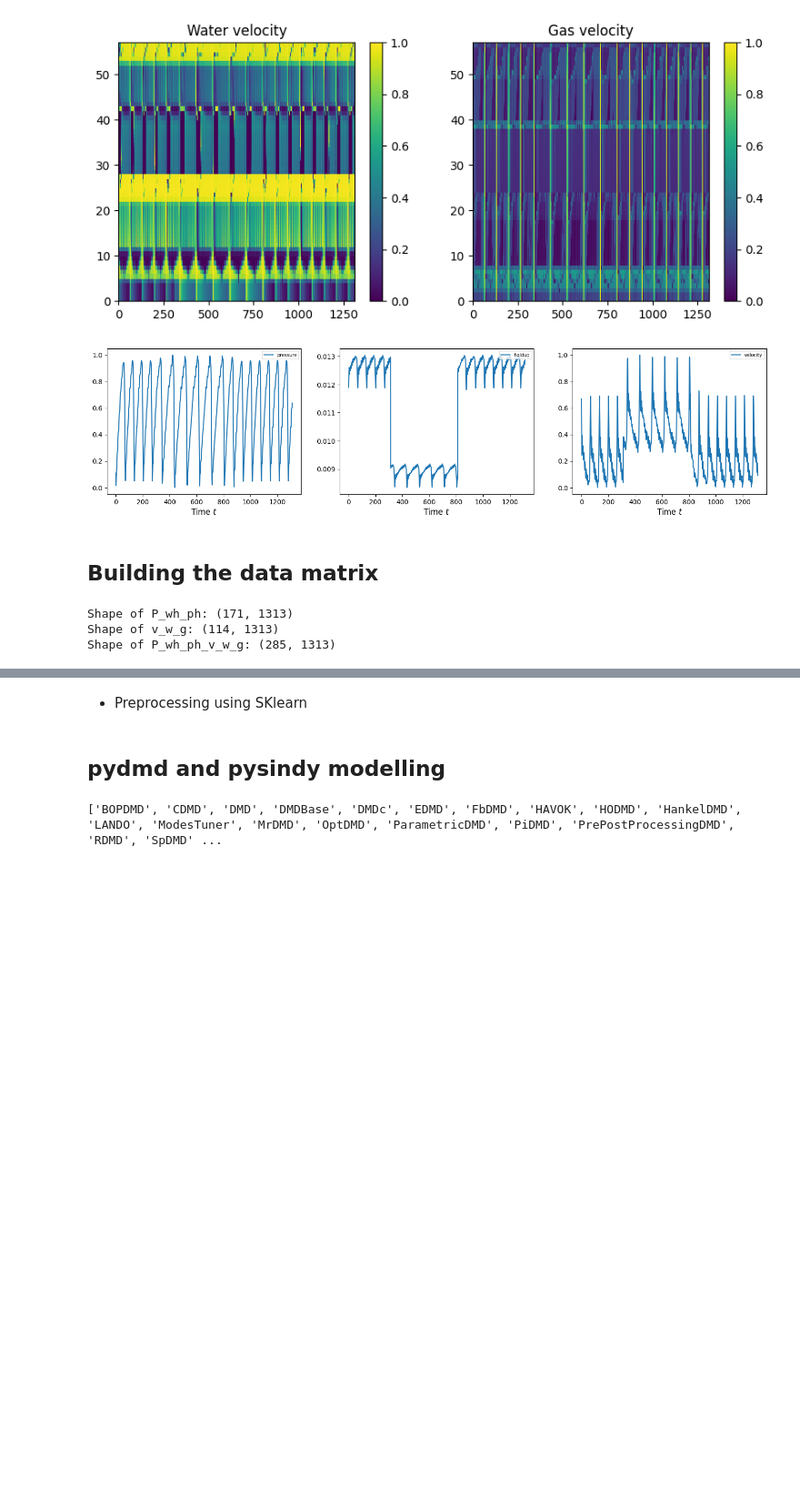
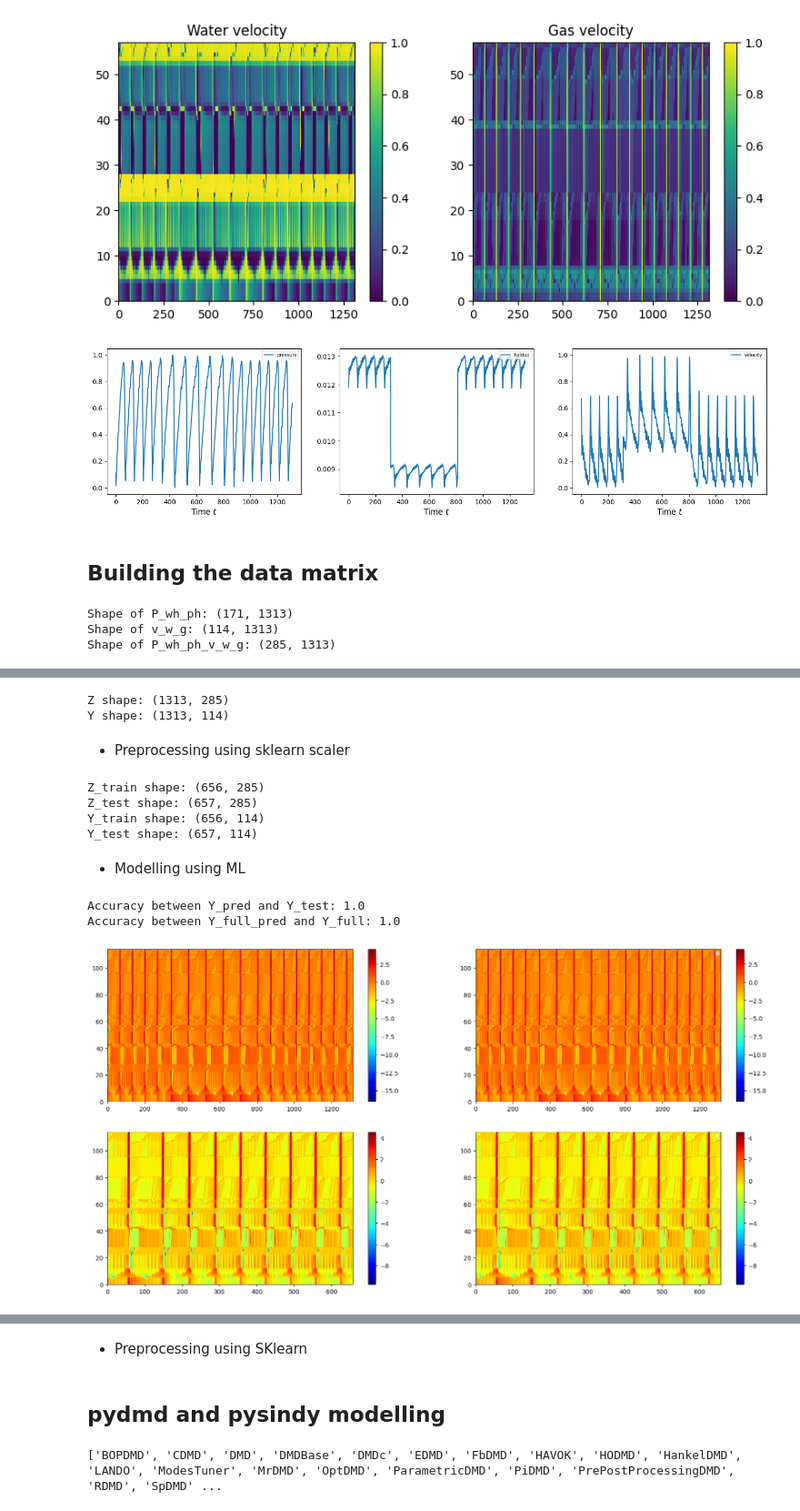
Before and after one commit to arofenitra/data-driven-modelling-fluid-flow, a Jupyter notebook: notebook/ML_modelling.ipynb, the cells around one changed output, grey strips where cells are left out. Shown at 91% size. Saved outputs shown, nothing was run; the diff lists cells and outputs as text; code cells hidden in the pictures; blank space fills up the shorter version.

```diff
--- a/notebook/ML_modelling.ipynb
+++ b/notebook/ML_modelling.ipynb
@@ -18,7 +27,7 @@ import sklearn
 # %%
 
 
-path = r'../data/'
+path = r'data/'
 df0 = pd.read_csv(path + 'pressure.csv', index_col=False, header=None)
 
 df1 = pd.read_csv(path + 'water_holdup.csv', index_col=False, header=None)
@@ -136,0 +148,77 @@ Shape of P_wh_ph_v_w_g: (285, 1313)
+# %%
+T_train = len(t)//2
+# Predictor variables Z and target variable Y
+Z = [] # each element will be stack the matrices of pressure, water holdup, gas holdup, water velocity, gas velocity
+Y = [] # each element will be stack the matrices of water holdup, water velocity
+Z = P_wh_ph_v_w_g.T
+Y = v_w_g.T
+print(f"Z shape: {Z.shape}\nY shape: {Y.shape}\n")
+# %% [output]
+Z shape: (1313, 285)
+Y shape: (1313, 114)
+# %% [markdown]
+- Preprocessing using sklearn scaler
+# %%
+scaler = sklearn.preprocessing.StandardScaler()
+Z_scaled = scaler.fit_transform(Z)
+Y_scaled = scaler.fit_transform(Y)
+# n = Z_scaled.shape[1]//5
+# Y_reshaped = Y_scaled.reshape(-1,1)
+# print(f"Z_scaled shape: {Z_scaled.shape}\nY_reshaped shape: {Y_reshaped.shape}\n")
+
+
+# split the data into training and testing sets
+
+Z_train = Z_scaled[:T_train,:]
+Z_test = Z_scaled[T_train:,:]
+Y_train = Y_scaled[:T_train,:]
+Y_test = Y_scaled[T_train:,:]
+
+# print the shape of the training and testing sets
+print(f"Z_train shape: {Z_train.shape}\nZ_test shape: {Z_test.shape}\nY_train shape: {Y_train.shape}\nY_test shape: {Y_test.shape}\n")
+# %% [output]
+Z_train shape: (656, 285)
+Z_test shape: (657, 285)
+Y_train shape: (656, 114)
+Y_test shape: (657, 114)
+# %% [markdown]
+- Modelling using ML
+# %%
+# Testing several models in sklearn
+collect_accuracy = {}
+
+
+
+
+
+
+
+
+reg = sklearn.linear_model.LinearRegression()
+reg.fit(Z_train, Y_train)
+Y_pred = reg.predict(Z_test)
+# Accuracy between Y_pred and Y_test
+print(f"Accuracy between Y_pred and Y_test: {reg.score(Z_test, Y_test)}")
+Y_full_pred = reg.predict(Z_scaled)
+print(f"Accuracy between Y_full_pred and Y_full: {reg.score(Z_scaled, Y_scaled)}")
+# Plotting in 2D
+plt.figure(figsize=(20,10))
+plt.subplot(2, 2, 1)
+plt.pcolormesh(Y_full_pred.T,cmap='jet',label='Y_full_pred')
+plt.colorbar()
+plt.subplot(2, 2, 2)
+plt.pcolormesh(Y_scaled.T,cmap='jet',label='Y_scaled')
+plt.colorbar()
+plt.legend(loc = 1, fontsize = 7)
+plt.subplot(2, 2, 3)
+plt.pcolormesh(Y_test.T,cmap='jet',label='Y_test')
+plt.colorbar()
+plt.subplot(2, 2, 4)
+plt.pcolormesh(Y_pred.T,cmap='jet',label='Y_pred')
+plt.colorbar()
+plt.legend(loc = 1, fontsize = 7)
+plt.show()
+# %% [output]
+Accuracy between Y_pred and Y_test: 1.0
+Accuracy between Y_full_pred and Y_full: 1.0
+[figure, added]
```
Also changed, not shown: parts of 8 cells of this notebook.
